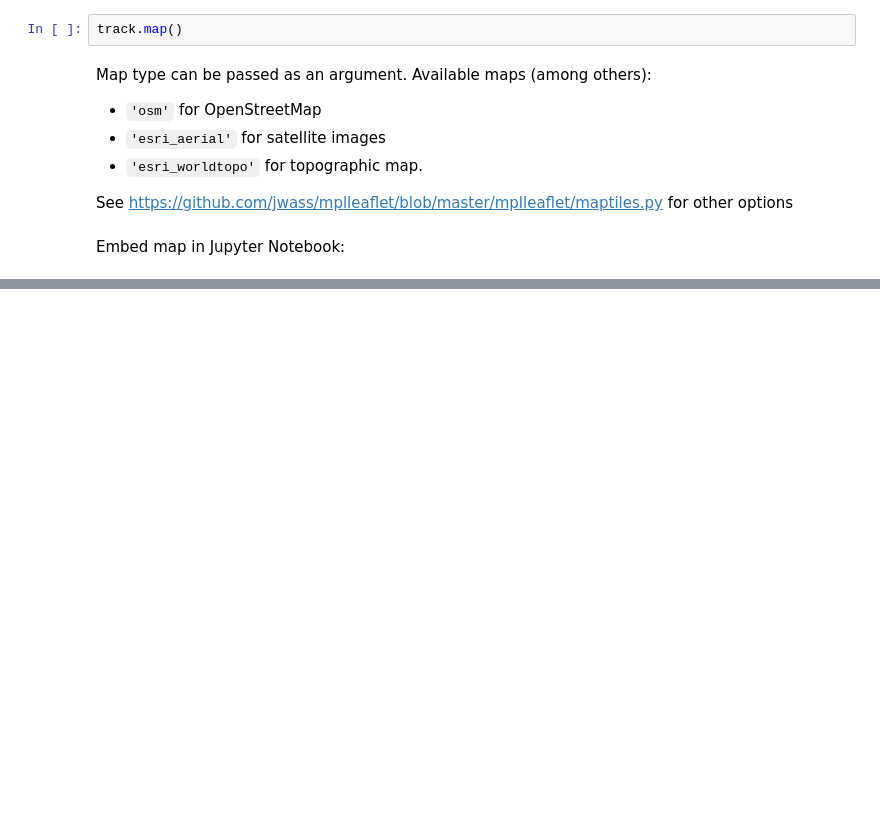
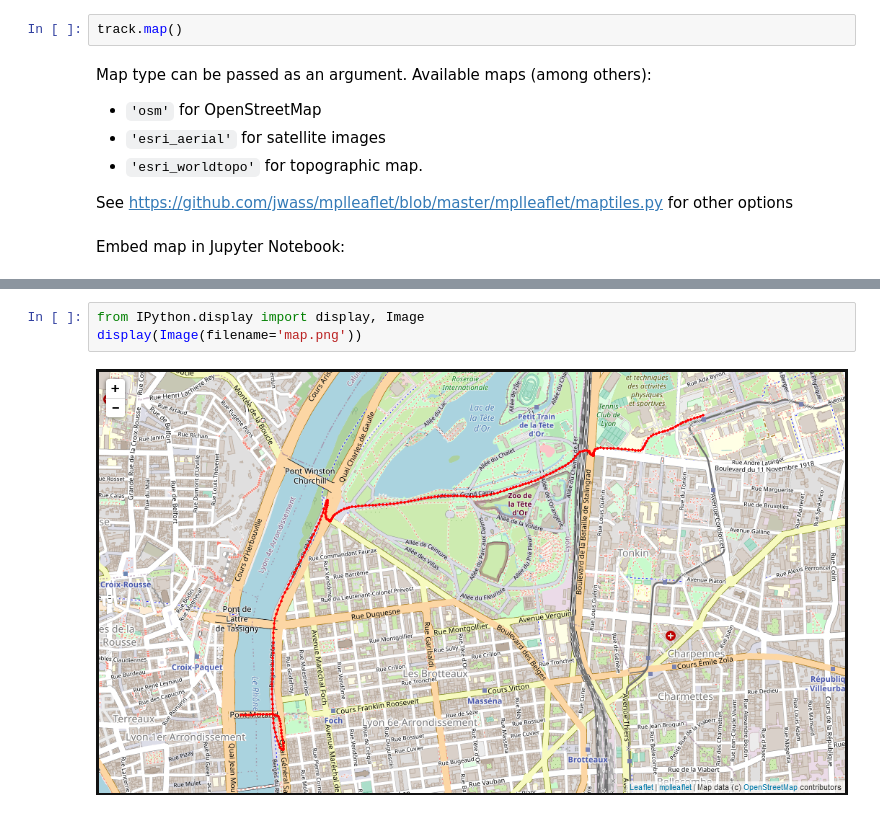
Before and after one commit to ovinc/gpxo, a Jupyter notebook: Examples.ipynb, the cells around one changed output, grey strips where cells are left out. Drawn from its saved outputs; the diff is of its cells as text; blank space fills up the shorter version.

Commit message:
Fix display of map image in Jupyter notebook

```diff
--- a/Examples.ipynb
+++ b/Examples.ipynb
@@ -64,0 +63,5 @@ track.map(embed=True)
+# %%
+from IPython.display import display, Image
+display(Image(filename='map.png'))
+# %% [output]
+[figure, added]
```
Also changed, not shown: parts of 1 cell of this notebook.
